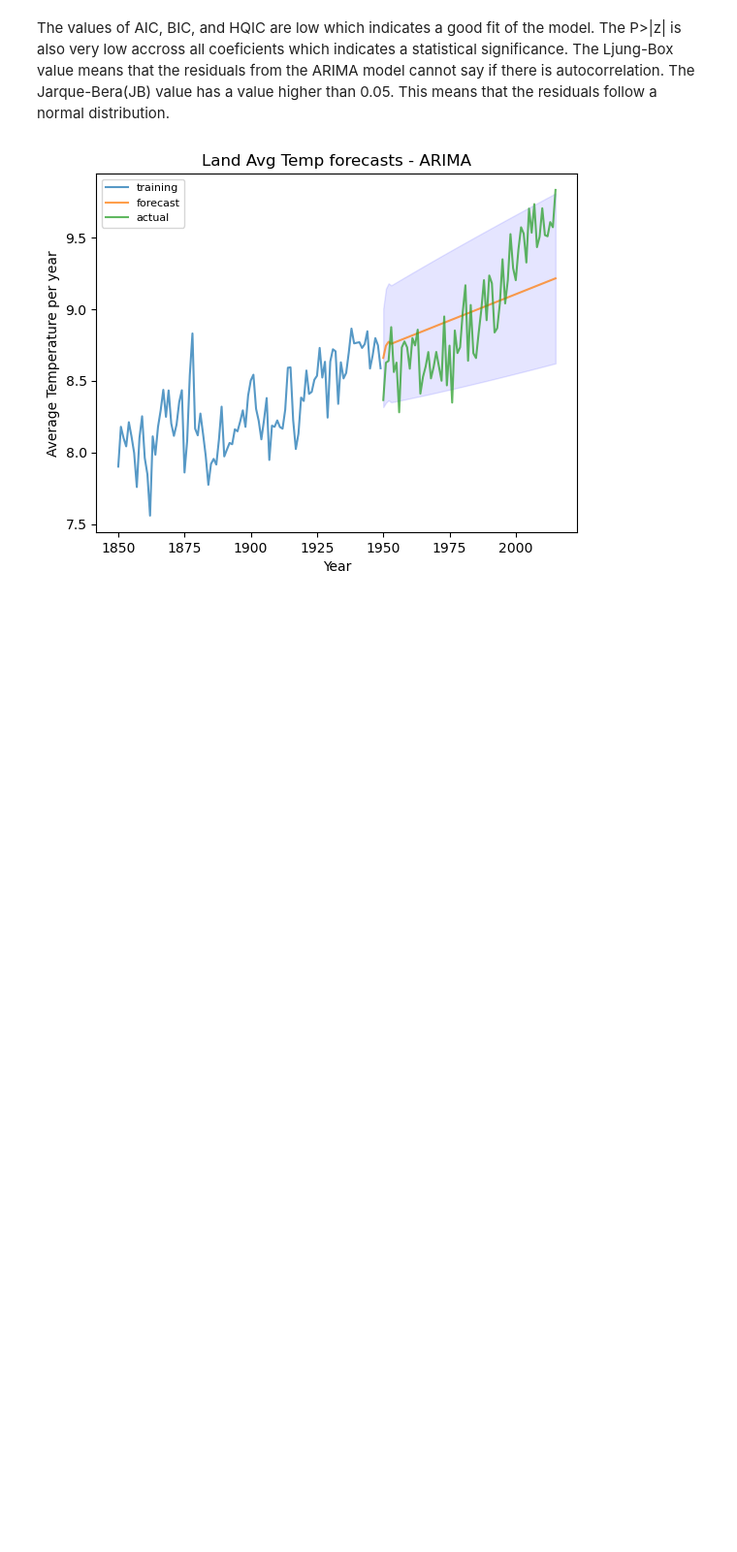
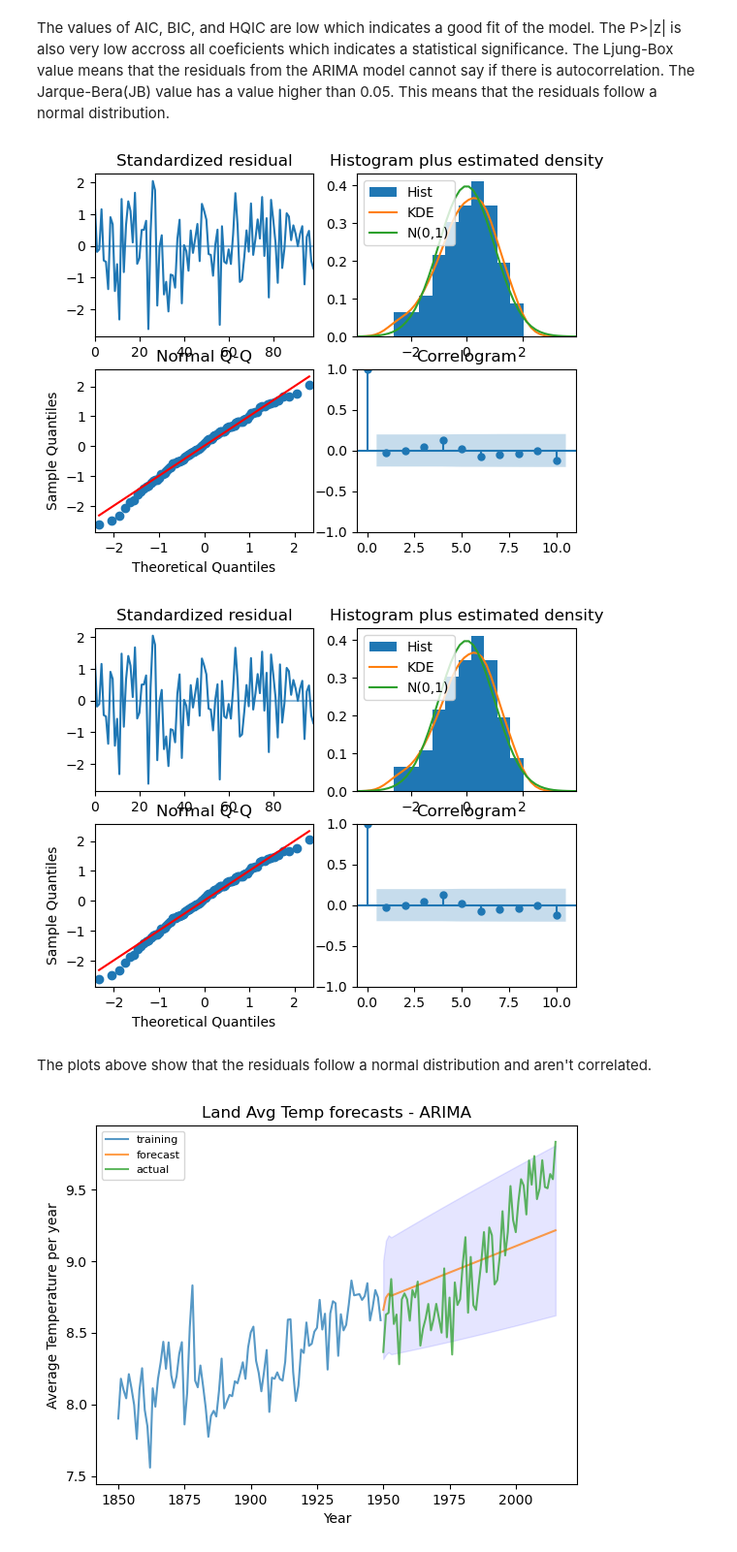
Before and after one commit to lifemannequin/Forecasting_globla_temp, a Jupyter notebook: Average_land_temp_with_ARIMA.ipynb, the cells around one changed output. Shown: that part at 97% size. Cells and saved outputs as stored; diff of their text form; code cells hidden in the pictures; blank space fills up the shorter version.

```diff
--- a/Average_land_temp_with_ARIMA.ipynb
+++ b/Average_land_temp_with_ARIMA.ipynb
@@ -450,6 +452,14 @@ The values of AIC, BIC, and HQIC are low which indicates a good fit of the model
 The P>|z| is also very low accross all coeficients which indicates a statistical significance.
 The Ljung-Box value means that the residuals from the ARIMA model cannot say if there is autocorrelation.
 The Jarque-Bera(JB) value has a value higher than 0.05. This means that the residuals follow a normal distribution.
+# %%
+# Plot ARIMA’s diagnostics
+model_1950.plot_diagnostics()
+# %% [output]
+[figure, added]
+[figure, added]
+# %% [markdown]
+The plots above show that the residuals follow a normal distribution and aren't correlated.
 # %%
 # Forecast
 preds_1950, conf_int_1950 = model_1950.predict(n_periods=test_1950.shape[0], return_conf_int=True)
```
Also changed, not shown: parts of 9 cells of this notebook.
